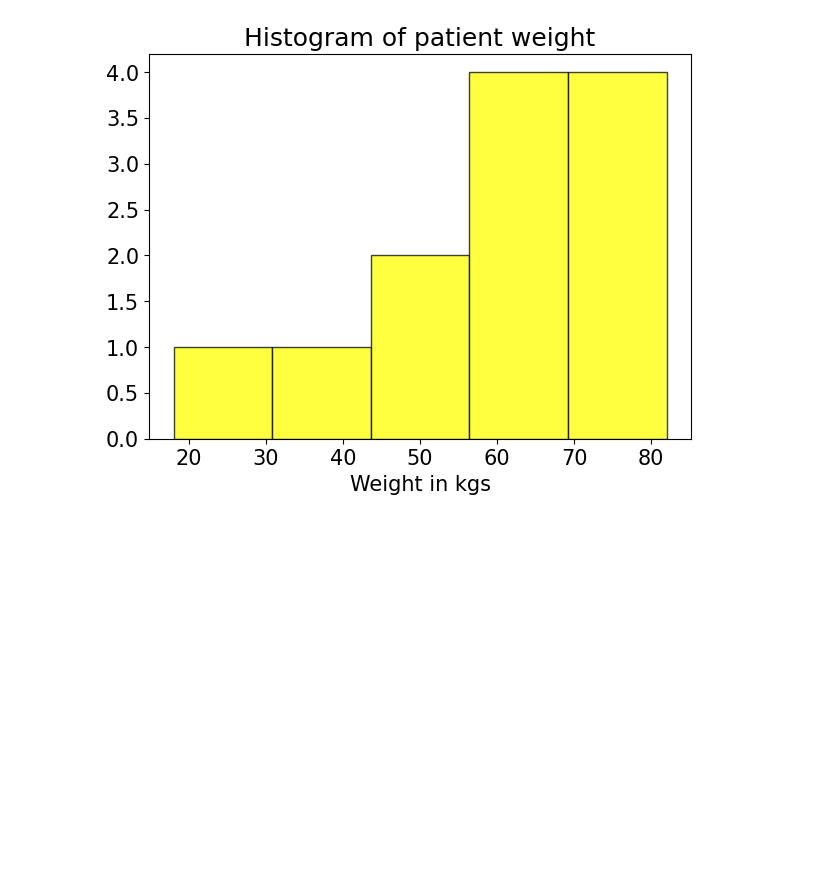
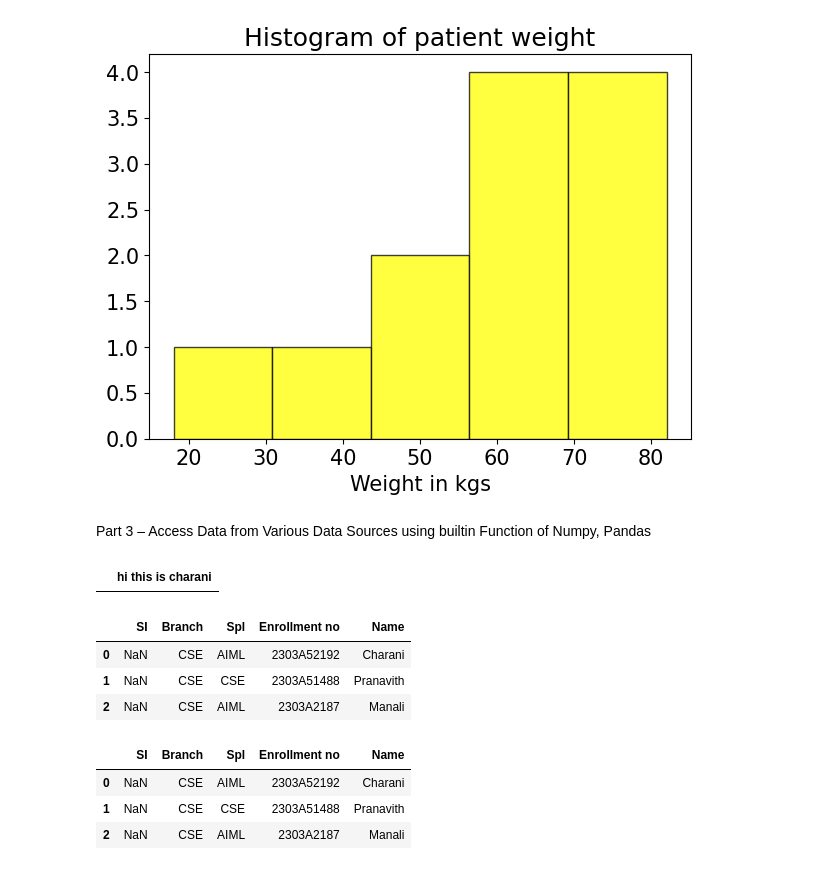
Before and after one commit to 2303a52192/AIML_2303A52192, a Jupyter notebook: lab1.ipynb, the cells around one changed output. Drawn from its saved outputs; the diff is of its cells as text; code cells hidden in the pictures; blank space fills up the shorter version.

```diff
--- a/lab1.ipynb
+++ b/lab1.ipynb
@@ -113,3 +113,5 @@ plt.yticks(fontsize=15)
 plt.show()
 # %% [output]
 [figure]
+# %% [markdown]
+Part 3 – Access Data from Various Data Sources using builtin Function of Numpy, Pandas
@@ -115,0 +123,20 @@ plt.show()
+# %%
+df1
+# %% [output]
+|  | hi this is charani |
+# %%
+data2=pd.read_csv("/content/Book1.csv")
+data2
+# %% [output]
+|  | SI | Branch | Spl | Enrollment no | Name |
+| 0 | NaN | CSE | AIML | 2303A52192 | Charani |
+| 1 | NaN | CSE | CSE | 2303A51488 | Pranavith |
+| 2 | NaN | CSE | AIML | 2303A2187 | Manali |
+# %%
+data3=pd.read_excel("/content/Book1.xlsx")
+data3
+# %% [output]
+|  | SI | Branch | Spl | Enrollment no | Name |
+| 0 | NaN | CSE | AIML | 2303A52192 | Charani |
+| 1 | NaN | CSE | CSE | 2303A51488 | Pranavith |
+| 2 | NaN | CSE | AIML | 2303A2187 | Manali |
```
Also changed, not shown: parts of 4 cells of this notebook.
